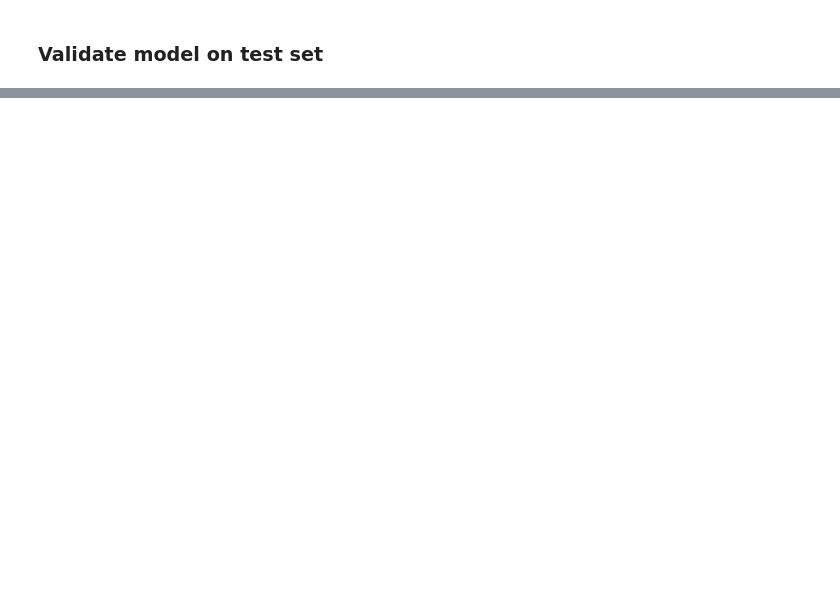
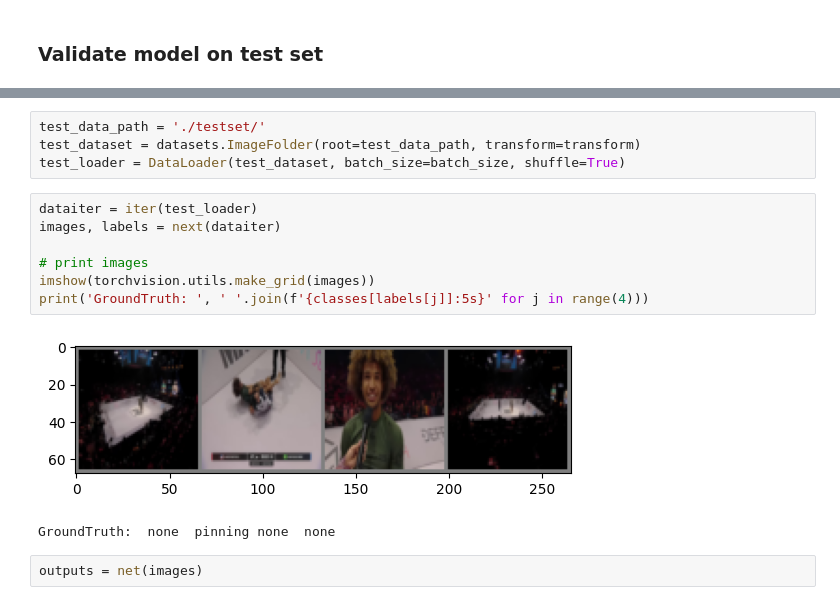
Before and after one commit to AndrewstheBuilder/VideoSemanticSearch_JiuJitsu, a Jupyter notebook: CNN_JiuJitsu_Film.ipynb, the cells around one changed output, grey strips where cells are left out. Cells and saved outputs as stored; diff of their text form; blank space fills up the shorter version.

```diff
--- a/CNN_JiuJitsu_Film.ipynb
+++ b/CNN_JiuJitsu_Film.ipynb
@@ -230,0 +253,16 @@ Archive:  ./testset.zip
+# %%
+test_data_path = './testset/'
+test_dataset = datasets.ImageFolder(root=test_data_path, transform=transform)
+test_loader = DataLoader(test_dataset, batch_size=batch_size, shuffle=True)
+# %%
+dataiter = iter(test_loader)
+images, labels = next(dataiter)
+
+# print images
+imshow(torchvision.utils.make_grid(images))
+print('GroundTruth: ', ' '.join(f'{classes[labels[j]]:5s}' for j in range(4)))
+# %% [output]
+[figure, added]
+GroundTruth:  none  pinning none  none
+# %%
+outputs = net(images)
```
Also changed, not shown: parts of 16 cells of this notebook.
